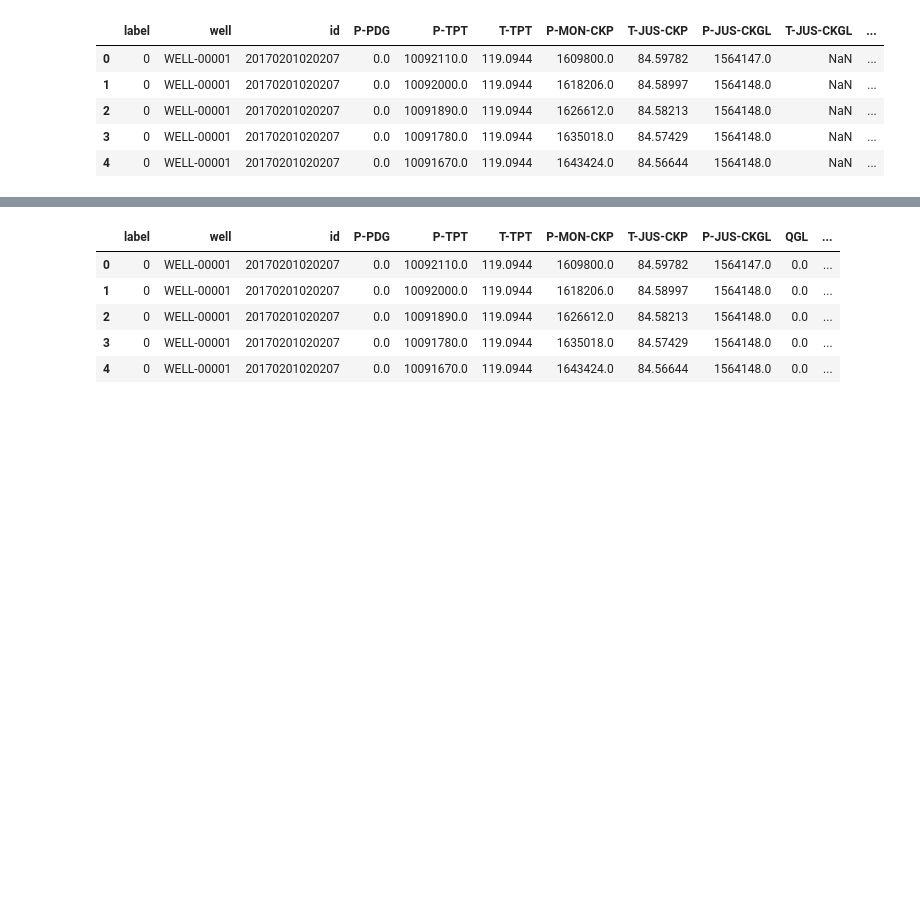
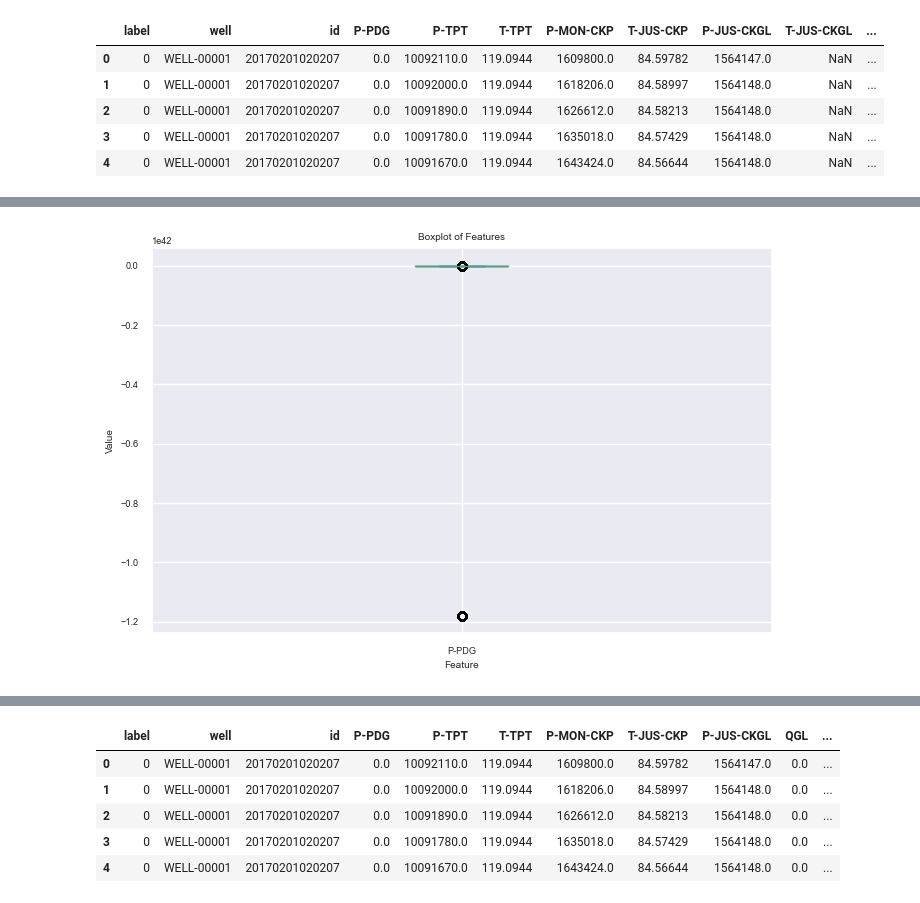
Before and after one commit to RealDyllon/3W-Petrobras, a Jupyter notebook: overviews/_baseline/Explore_dataset.ipynb, the cells around one changed output, grey strips where cells are left out. Saved outputs shown, nothing was run; the diff lists cells and outputs as text; code cells hidden in the pictures; blank space fills up the shorter version.

```diff
--- a/overviews/_baseline/Explore_dataset.ipynb
+++ b/overviews/_baseline/Explore_dataset.ipynb
@@ -231,0 +231,10 @@ plt.show()
+# %%
+columns = ['P-PDG']
+
+df[columns].plot(kind='box', whis=[20, 100], figsize=(8, 5))
+plt.title('Boxplot of Features')
+plt.xlabel('Feature')
+plt.ylabel('Value')
+plt.show()
+# %% [output]
+[figure, added]
```
Also changed, not shown: parts of 32 cells of this notebook, 1 other file.
